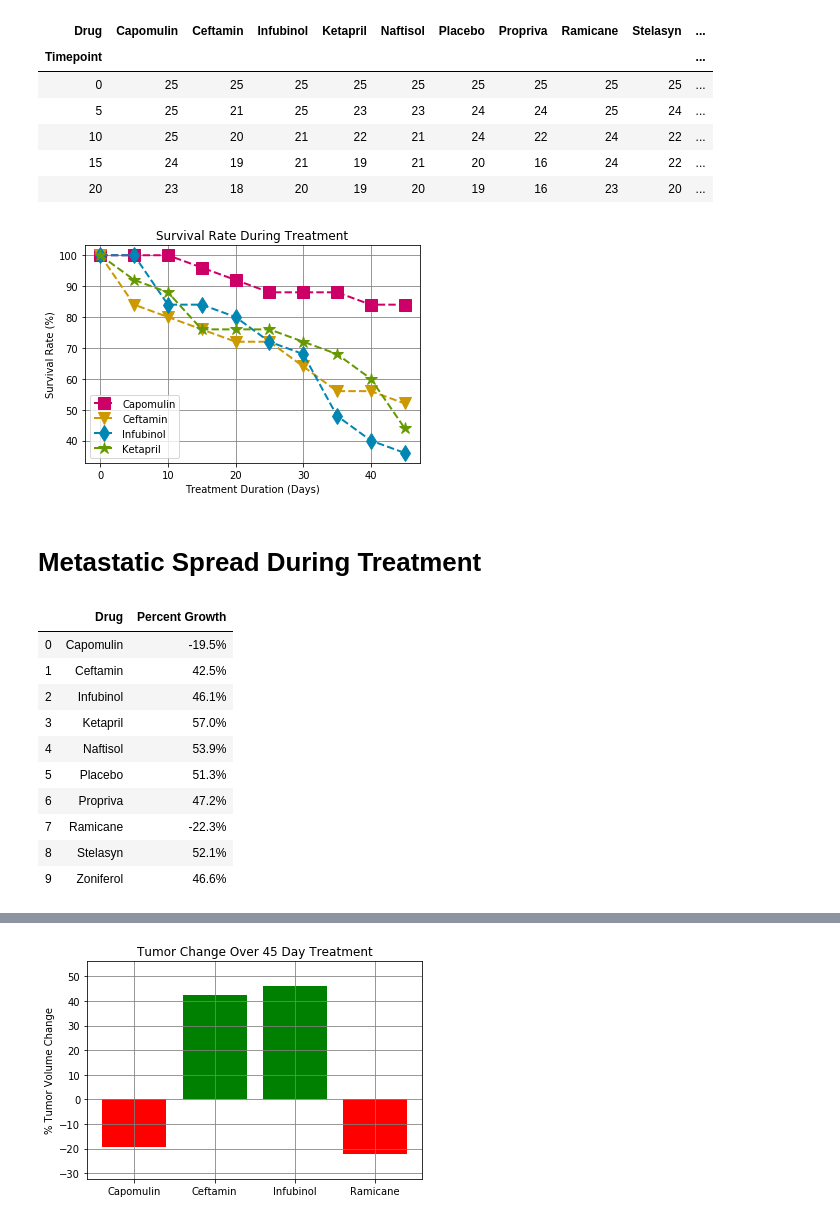
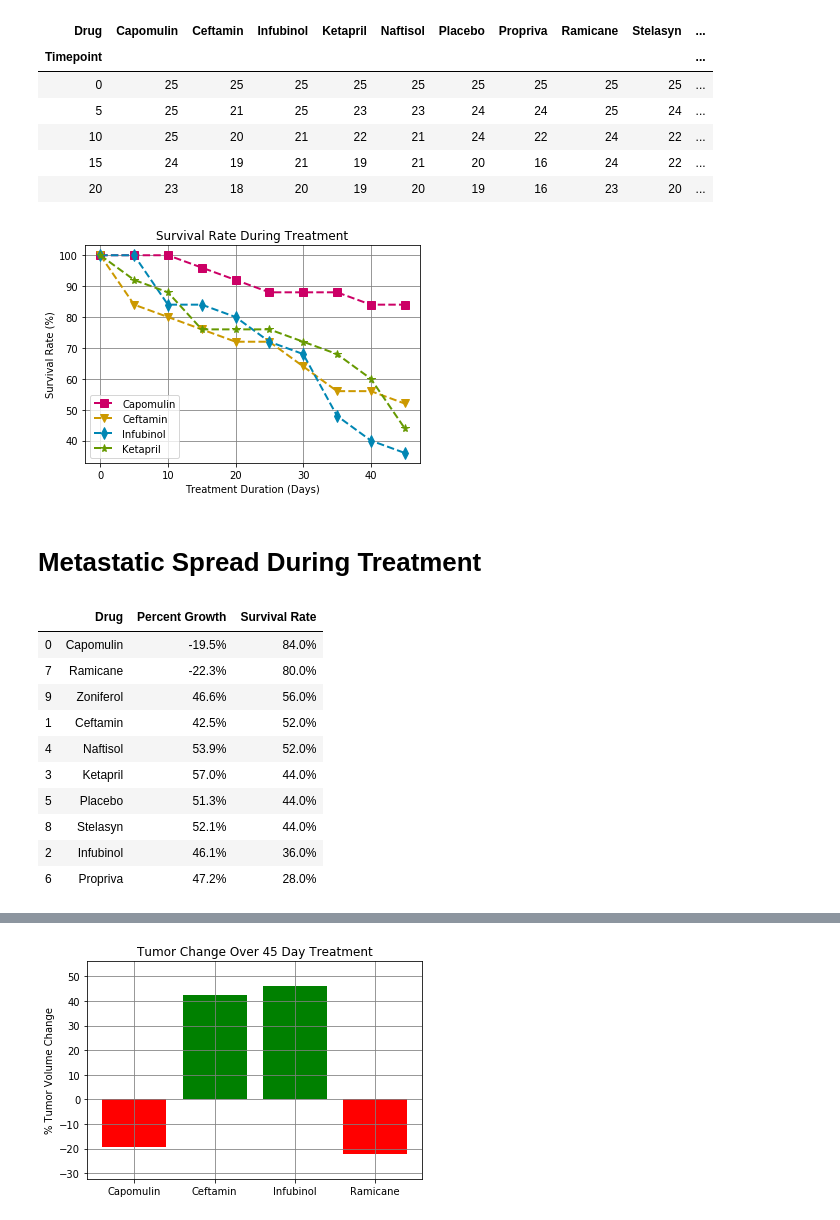
Before and after one commit to rockhound03/matplotlib-challenge, a Jupyter notebook: Pymaceuticals/pymaceuticals_starter.ipynb, the cells around one changed output, grey strips where cells are left out. Saved outputs shown, nothing was run; the diff lists cells and outputs as text; code cells hidden in the pictures.

```diff
--- a/Pymaceuticals/pymaceuticals_starter.ipynb
+++ b/Pymaceuticals/pymaceuticals_starter.ipynb
@@ -277,24 +283,24 @@ mouse_transpose['Mouse Count'].head(5)
 # %%
 # Convert to % survival rate.
 mouse_percent = mouse_transpose['Mouse Count'] / mouse_transpose['Mouse Count'][drug_names[0]][0] * 100
 # reusing the lists: ** x_limits and drug_names **
 
 
 for i in range(0,4,1):
     plt.plot(x_limits, mouse_percent[drug_names[i]], color=matplotlib.colors.to_hex(color_alt[i],keep_alpha=False),
-             marker=markers[i], linestyle='dashed',linewidth=2, markersize=12,label=drug_names[i])
+             marker=markers[i], linestyle='dashed',linewidth=2, markersize=8,label=drug_names[i])
 
 
 plt.legend(loc='best')
 #***************************************************************
 plt.ylabel("Survival Rate (%)")
 plt.title("Survival Rate During Treatment")
 plt.xlabel("Treatment Duration (Days)")
 plt.grid(color='gray', axis='both')
 #***************************************************************
 
 fname = "output/survive_percent.png"
 plt.savefig(fname)
 plt.show()
 # %% [output]
-[figure, old version]
+[figure, new version]
@@ -312,7 +317,7 @@ percent_change = []
 temp_names = []
 color_list = []
 percent_threshold = 46.5
-
+# Build data for plotting.
 for drug in drug_names:
     if ((summary_transpose['Tumor Volume mm3'][drug][45]-45.0)/45.0*100) < percent_threshold:
         percent_change.append((summary_transpose['Tumor Volume mm3'][drug][45]-45.0)/45.0*100)
@@ -324,23 +329,25 @@ for drug in drug_names:
 
 all_percent_change = []
 [all_percent_change.append((summary_transpose['Tumor Volume mm3'][drug][45]-45.0)/45.0*100) for drug in drug_names]
-#percent_change
+
+#Just to display the dataframe of the drugs to be shown in plot.  *******************************
 drug_percent_df = pd.DataFrame({"Drug" : temp_names, "Percent Growth" : percent_change})
 drug_percent_df['Percent Growth'] = drug_percent_df['Percent Growth'].astype(float).map("{:,.1f}%".format)
-
-all_percent_change_df = pd.DataFrame({"Drug" : drug_names, "Percent Growth" : all_percent_change})
+# A list of percent growth for all drugs. *******************************************************
+all_percent_change_df = pd.DataFrame({"Drug" : drug_names, "Percent Growth" : all_percent_change, "Survival Rate" : survive_45})
 all_percent_change_df['Percent Growth'] = all_percent_change_df['Percent Growth'].astype(float).map("{:,.1f}%".format)
 all_percent_change_df.set_index('Drug')
+all_percent_change_df = all_percent_change_df.sort_values(by='Survival Rate', ascending=False)
 all_percent_change_df
 # %% [output]
-|  | Drug | Percent Growth |
-| 0 | Capomulin | -19.5% |
-| 1 | Ceftamin | 42.5% |
-| 2 | Infubinol | 46.1% |
-| 3 | Ketapril | 57.0% |
-| 4 | Naftisol | 53.9% |
-| 5 | Placebo | 51.3% |
-| 6 | Propriva | 47.2% |
-| 7 | Ramicane | -22.3% |
-| 8 | Stelasyn | 52.1% |
-| 9 | Zoniferol | 46.6% |
+|  | Drug | Percent Growth | Survival Rate |
+| 0 | Capomulin | -19.5% | 84.0% |
+| 7 | Ramicane | -22.3% | 80.0% |
+| 9 | Zoniferol | 46.6% | 56.0% |
+| 1 | Ceftamin | 42.5% | 52.0% |
+| 4 | Naftisol | 53.9% | 52.0% |
+| 3 | Ketapril | 57.0% | 44.0% |
+| 5 | Placebo | 51.3% | 44.0% |
+| 8 | Stelasyn | 52.1% | 44.0% |
+| 2 | Infubinol | 46.1% | 36.0% |
+| 6 | Propriva | 47.2% | 28.0% |
```
Also changed, not shown: parts of 14 cells of this notebook.
